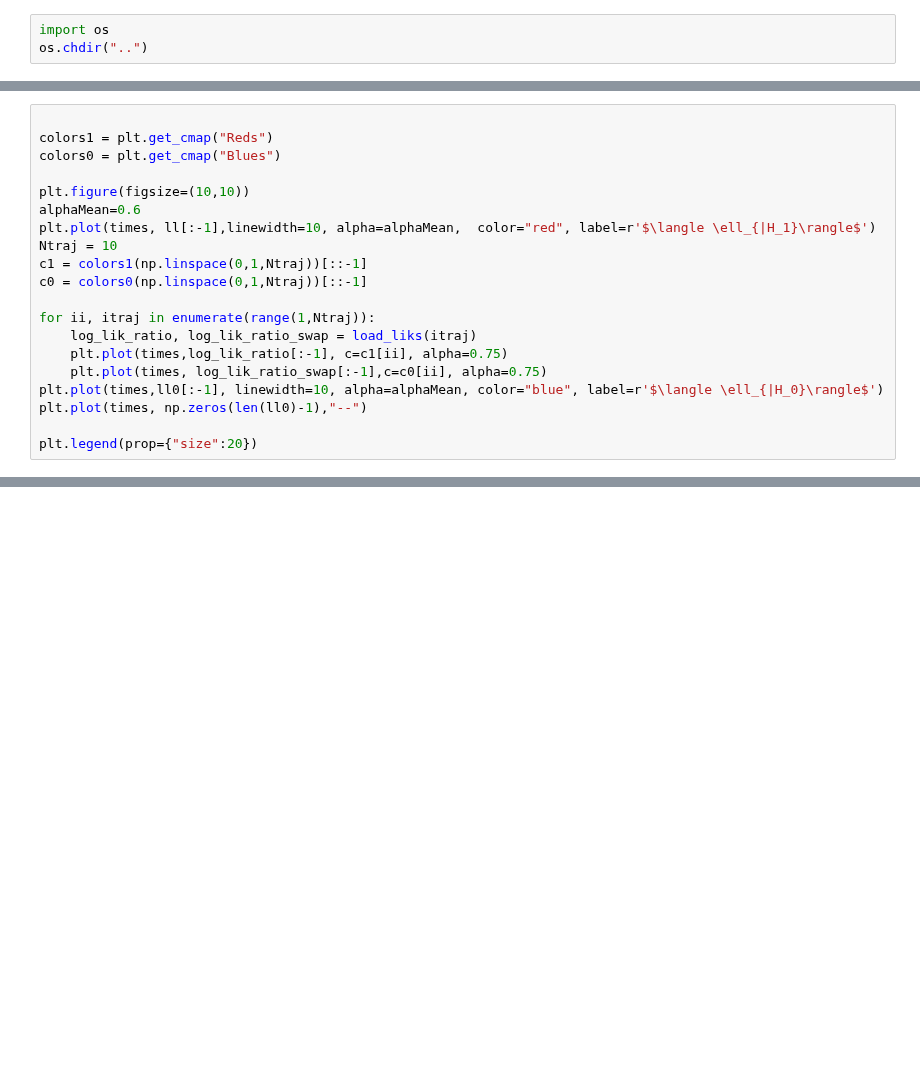
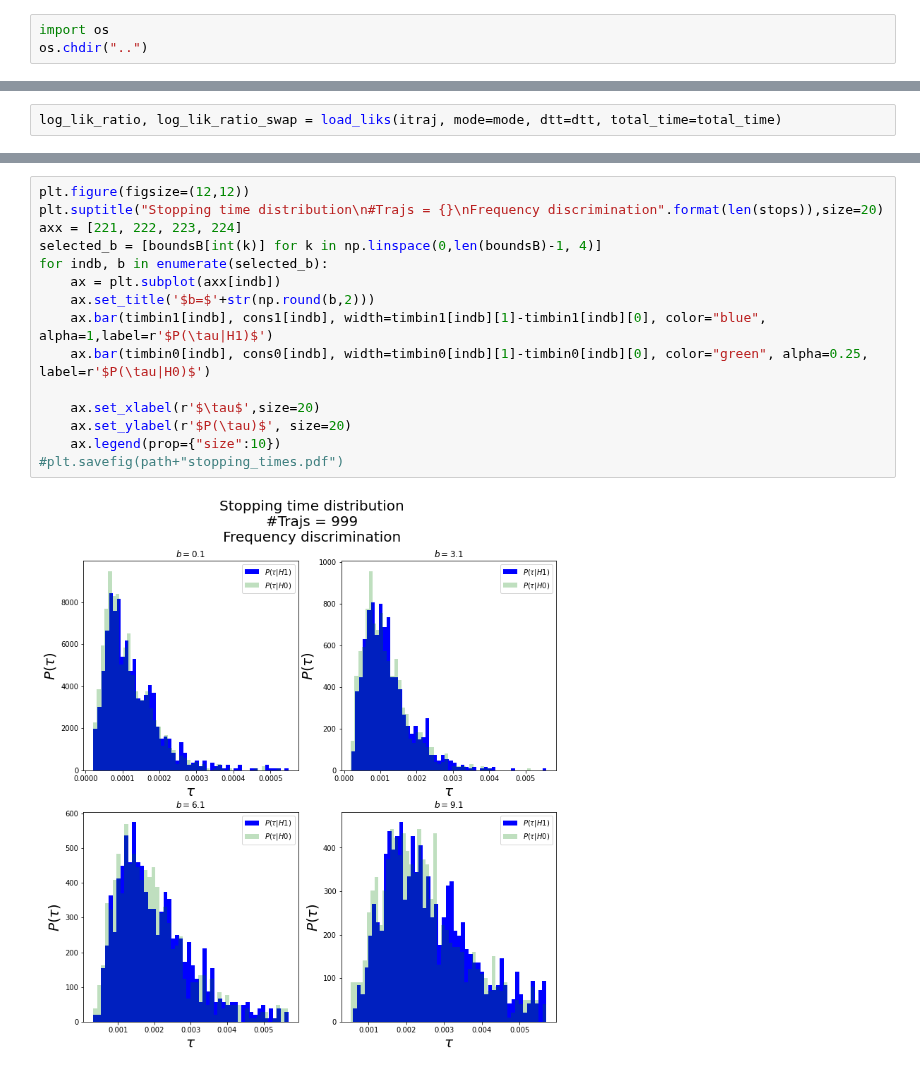
Before and after one commit to matibilkis/continuous, a Jupyter notebook: analysis/frequency_discrimination.ipynb, the cells around one changed output, grey strips where cells are left out. Cells and saved outputs as stored; diff of their text form; blank space fills up the shorter version.

```diff
--- a/analysis/frequency_discrimination.ipynb
+++ b/analysis/frequency_discrimination.ipynb
@@ -266,20 +17,0 @@ ll0 *= len(stop["h0/h1"])**2
-# %%
-
-colors1 = plt.get_cmap("Reds")
-colors0 = plt.get_cmap("Blues")
-
-plt.figure(figsize=(10,10))
-alphaMean=0.6
-plt.plot(times, ll[:-1],linewidth=10, alpha=alphaMean,  color="red", label=r'$\langle \ell_{|H_1}\rangle$')
-Ntraj = 10
-c1 = colors1(np.linspace(0,1,Ntraj))[::-1]
-c0 = colors0(np.linspace(0,1,Ntraj))[::-1]
-
-for ii, itraj in enumerate(range(1,Ntraj)):
-    log_lik_ratio, log_lik_ratio_swap = load_liks(itraj)
-    plt.plot(times,log_lik_ratio[:-1], c=c1[ii], alpha=0.75)
-    plt.plot(times, log_lik_ratio_swap[:-1],c=c0[ii], alpha=0.75)
-plt.plot(times,ll0[:-1], linewidth=10, alpha=alphaMean, color="blue", label=r'$\langle \ell_{|H_0}\rangle$')
-plt.plot(times, np.zeros(len(ll0)-1),"--")
-
-plt.legend(prop={"size":20})
@@ -300,0 +18,2 @@ np.save(freq_dir+"beta_deter",np.array(deter["h1/h0"]))
+# %%
+log_lik_ratio, log_lik_ratio_swap = load_liks(itraj, mode=mode, dtt=dtt, total_time=total_time)
@@ -300,0 +118,17 @@ np.save(freq_dir+"beta_deter",np.array(deter["h1/h0"]))
+# %%
+plt.figure(figsize=(12,12))
+plt.suptitle("Stopping time distribution\n#Trajs = {}\nFrequency discrimination".format(len(stops)),size=20)
+axx = [221, 222, 223, 224]
+selected_b = [boundsB[int(k)] for k in np.linspace(0,len(boundsB)-1, 4)]
+for indb, b in enumerate(selected_b):
+    ax = plt.subplot(axx[indb])
+    ax.set_title('$b=$'+str(np.round(b,2)))
+    ax.bar(timbin1[indb], cons1[indb], width=timbin1[indb][1]-timbin1[indb][0], color="blue", alpha=1,label=r'$P(\tau|H1)$')
+    ax.bar(timbin0[indb], cons0[indb], width=timbin0[indb][1]-timbin0[indb][0], color="green", alpha=0.25, label=r'$P(\tau|H0)$')
+
+    ax.set_xlabel(r'$\tau$',size=20)
+    ax.set_ylabel(r'$P(\tau)$', size=20)
+    ax.legend(prop={"size":10})
+#plt.savefig(path+"stopping_times.pdf")
+# %% [output]
+[figure, added]
```
Also changed, not shown: parts of 26 cells of this notebook, 7 other files.
